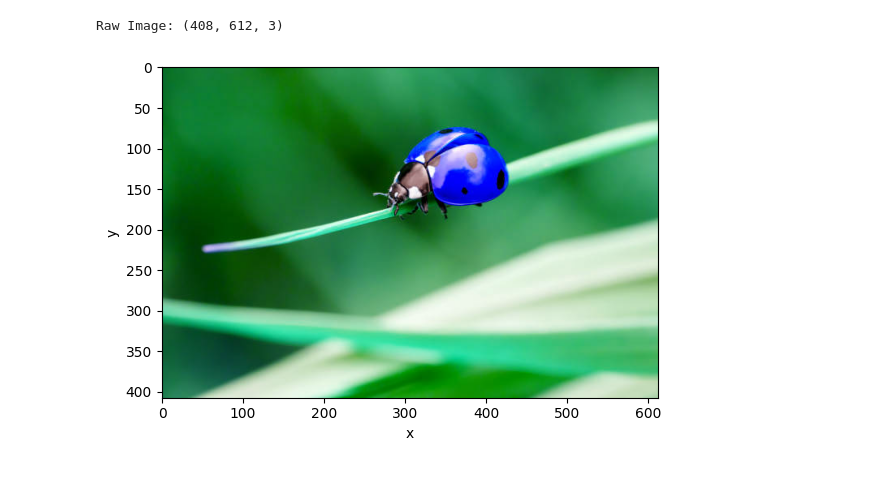
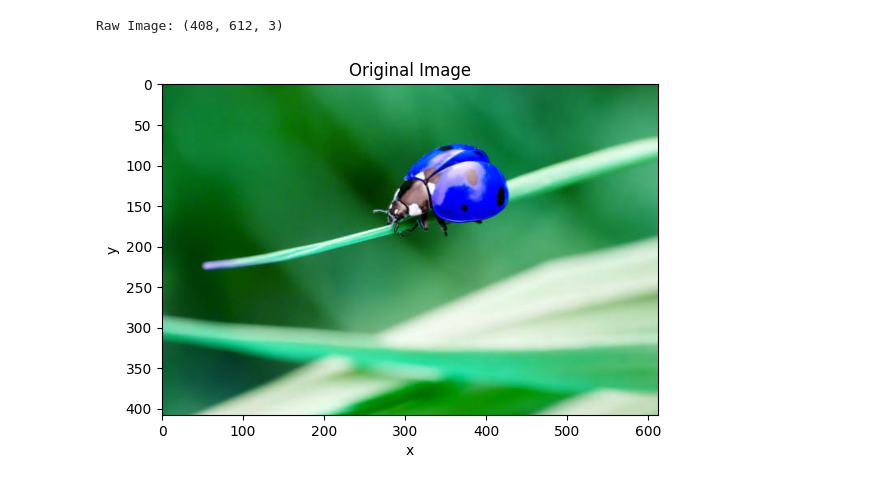
Before and after one commit to kgqiao/ImageSegmentation, a Jupyter notebook: main1.ipynb, the cells around one changed output. Saved outputs shown, nothing was run; the diff lists cells and outputs as text; code cells hidden in the pictures.

```diff
--- a/main1.ipynb
+++ b/main1.ipynb
@@ -316,90 +201,62 @@ Max iterations allowed: 300
 # %%
-################## TEST CASE 2: Ladybug ##################################
+################################# TEST CASE 2: Ladybug Image #########################################################
 
 
-############# 1. INSERT IMAGE #############
-#Read in image
-#HOWTO: cv2.imread('image file path')
-image = cv2.imread('H:\\CODING\\PROJECT_IST\\ladybug.jpg')
+#################### 1. INSERT & DISPLAY IMAGE FOR SEGMENTATION ######################################################
+image = cv2.imread('H:\\CODING\\PROJECT_IST\\ladybug.jpg') #Read in image HOWTO: cv2.imread('image file path')
+#print("Raw Image:", image.shape) #Print Image Dimensions for check
 
-print("Raw Image:", image.shape)
-
-#View in plot 3D image
+#View original image
 plt.imshow(image) #Print plot in matlab of image against x and y dimensions
 plt.xlabel("x") #Identified label names for the x dimension
 plt.ylabel("y") #Identified label names for the y dimension
+plt.title("Original Image")
 plt.show() #ensure plot shows up clearly
 
-############# 2. PROCESS IMAGE from 3D RGB image to 2D Array #############
-#Process Image: PROCESS_IMAGE Function
-#Wherein it'll be (huge number, 3), aka (each row is a pixel, RGBA channeL)
-model = process_imageinto2D(image) #Process image into the 2D model we will use to analyze
-print("Processed 2D Model Shape:", model.shape)
-
+################### 2. PROCESS IMAGE from 3D RGB image to 2D Array: PROCESS IMAGE FUNCTION CALL #######################
+model = process_imageinto2D(image) #Process image into the 2D array for analysis (large number = where each row is a pixel, RGBA channel=3)
+print("Processed 2D Model Shape:", model.shape) #Print 2D array image for viewing
 print(model[:5]) #Print the first few rows for check
 
+############## 3. Initalize & Fit KMeans with k Clusters: KMEANS CLUSTERING FUNCTION CALL(S) ##########################
+# Start timer
+start_time = time.time()
 
-############## 3. CALCULATE K MEANS ALGORITHM ######################################
-
-############## 3A. Initalize KMeans ######################################
 #Initalize KMeans calculation that we will work with
-#Utilizes __init__ function
 kmeans = KMeansClustering(k=6) #Initialize a kmeans setup with X defined number of clusters
-
-############## 3B. Run KMeans Algorithm on image ##########################
+labels = kmeans.fit(model) #Call KMeansClustering fit model: Obtain labels for data points to assign to segmented image's pixels later
+'''
 #With the Kmeans setup / AKA kmeans object created, find:
 #2. Find Labels based on the image dataset in 2D
 #KMeans.fit(kmeans object, model of dataset to use)
 #model is your data array
+#RESULT: Give every data point a label
+'''
 
-#Call labels using the KMEANS INSTANCE of the KMeansClustering class you just created
-labels = kmeans.fit(model) #RESULT: Give every data point a label
+################### 3C. Segmented Image: Resize and Identify Pixels by Color ###########################################
+#Create new segmented image where each pixel is replaced by the centroid color
+centroids = kmeans.centroids #Obtain final centroids calculated for this image via KMeansClustering fit method
 
+print("Labels: ", labels) #Print for check
+print("Centroids: ", centroids) #Print for check
 
-############## 3C. Turn it "back" to the original shape ##########################
+segmented_image = centroids[labels] #Replace segmented image's pixels with centroid colors
+segmented_image = segmented_image.reshape(image.shape) #Reshape segmented image to original image dimensions for equal comparison
 
-#Create new segmented image where each pixel is replaced by the centroid color
-#Reshape this array into a matrix that has this image
-centroids = kmeans.centroids
+# End timer
+end_time = time.time()
+processing_time = end_time - start_time
 
-print("Labels: ", labels)
-print("Centroids: ", centroids)
+# PRINT processing time
+print(f'Processing Time: {processing_time:.2f} seconds')
 
-segmented_image = centroids[labels]
-segmented_image = segmented_image.reshape(image.shape) #reshape to original image shape
-
-
-
-############# PRINT segmented image #####################
-
+###################################### 6. PRINT segmented image ######################################################
 plt.subplot(1, 2, 2)
 plt.imshow(segmented_image.astype(np.uint8)) #convert to uinttype
 plt.title("K-Means Segmented Image")
 plt.xlabel("x") #Identified label names for the x dimension
 plt.ylabel("y") #Identified label names for the y dimension
 plt.show()
-
-
-
-'''
-#Original image
-plt.subplot(1, 2, 1)
-plt.imshow(image)
-plt.title("Original Image")
-plt.axis("off")
-
-
-#Segmented Image
-plt.subplot(1, 2, 2)
-plt.imshow(segmented_image)
-plt.title("K-Means Segmented Image")
-plt.axis("off")
-
-plt.show()
-
-
-
-'''
 # %% [output]
 Raw Image: (408, 612, 3)
-[figure, old version]
+[figure, new version]
```
Also changed, not shown: parts of 5 cells of this notebook.
